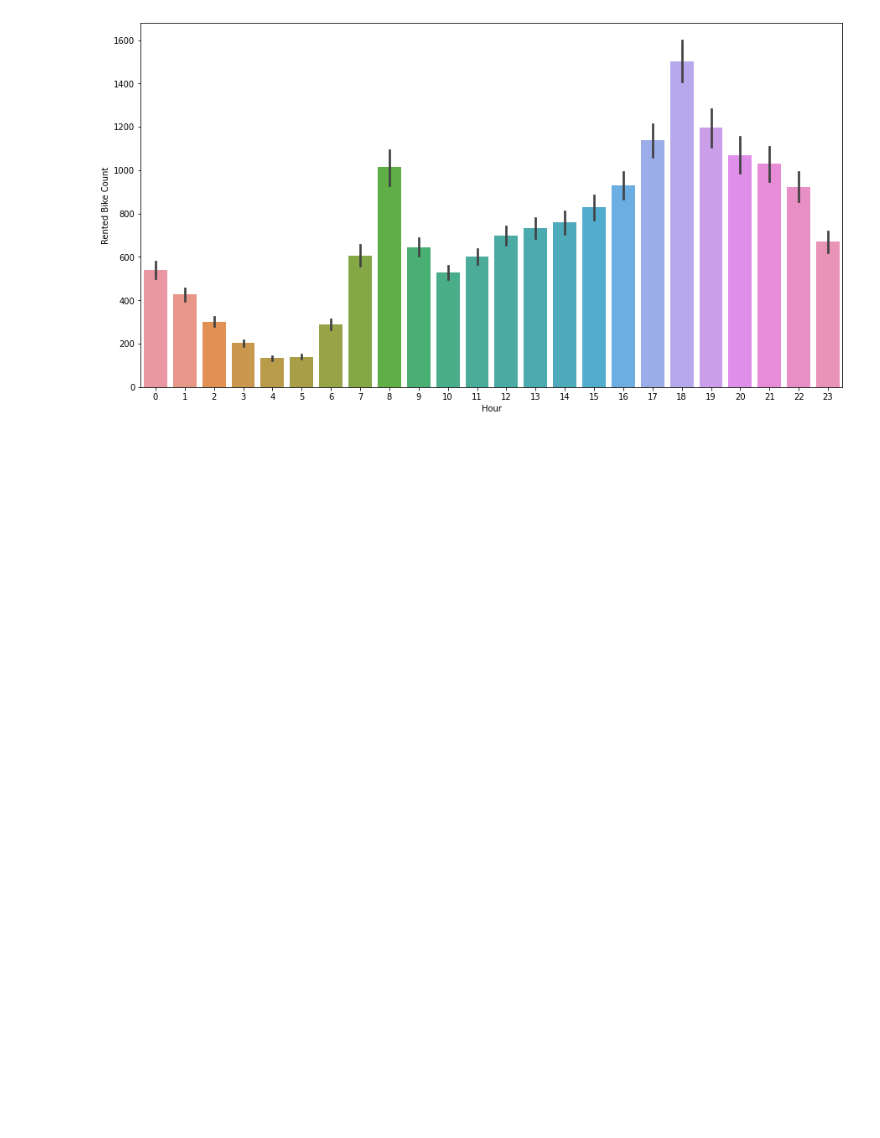
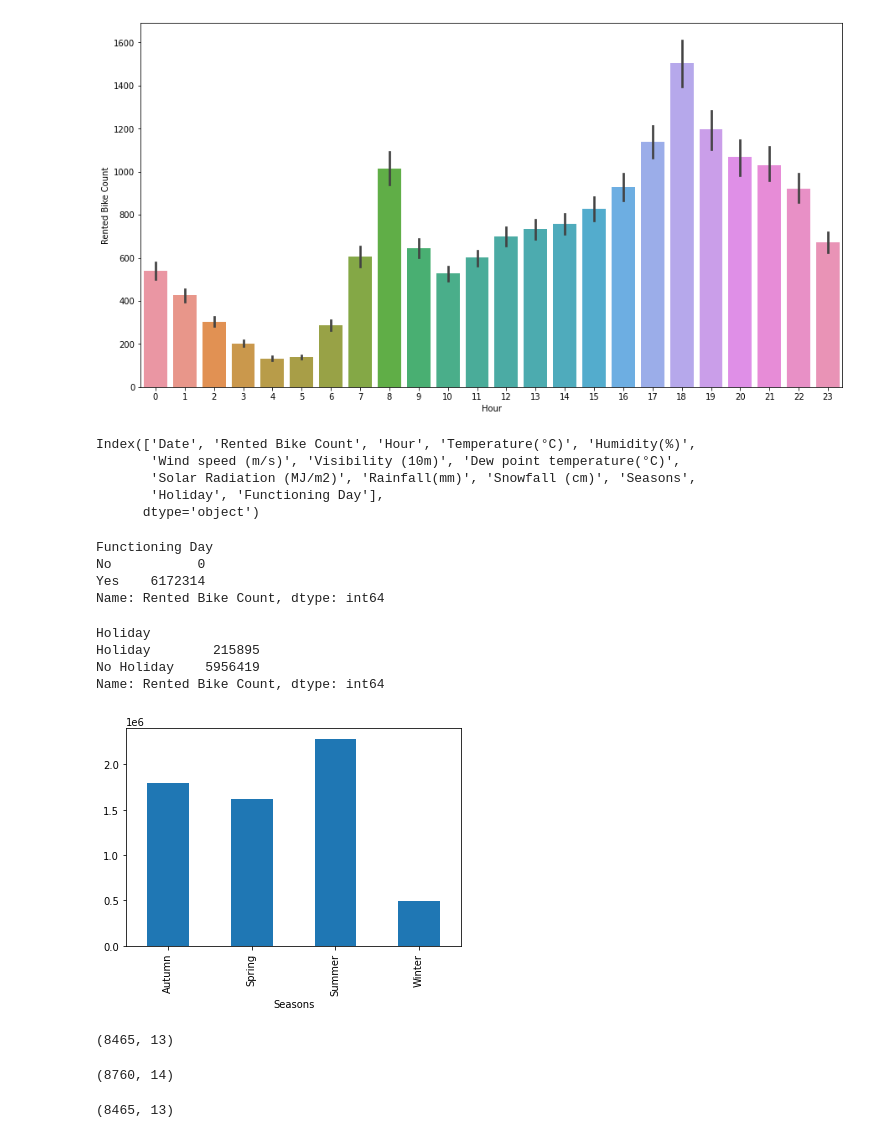
Before and after one commit to AyushSonuu/bike-sharing-demand-prediction-regression, a Jupyter notebook: Copy_of_Bike_Sharing_Demand_Prediction_Capstone_Project.ipynb, the cells around one changed output. Cells and saved outputs as stored; diff of their text form; code cells hidden in the pictures; blank space fills up the shorter version.

```diff
--- a/Copy_of_Bike_Sharing_Demand_Prediction_Capstone_Project.ipynb
+++ b/Copy_of_Bike_Sharing_Demand_Prediction_Capstone_Project.ipynb
@@ -153,3 +153,45 @@ sns.barplot(df["Hour"], df["Rented Bike Count"])
 plt.show()
 # %% [output]
 [figure]
+# %%
+df.columns
+# %% [output]
+Index(['Date', 'Rented Bike Count', 'Hour', 'Temperature(°C)', 'Humidity(%)',
+       'Wind speed (m/s)', 'Visibility (10m)', 'Dew point temperature(°C)',
+       'Solar Radiation (MJ/m2)', 'Rainfall(mm)', 'Snowfall (cm)', 'Seasons',
+       'Holiday', 'Functioning Day'],
+      dtype='object')
+# %%
+df.groupby("Functioning Day").sum()["Rented Bike Count"]
+# %% [output]
+Functioning Day
+No           0
+Yes    6172314
+Name: Rented Bike Count, dtype: int64
+# %%
+df.groupby("Holiday").sum()["Rented Bike Count"]
+# %% [output]
+Holiday
+Holiday        215895
+No Holiday    5956419
+Name: Rented Bike Count, dtype: int64
+# %%
+#Removing data of non functional days (non rented days)
+dropingindex = list(df[df["Functioning Day"]== "No"].index)
+df1 = df.drop(dropingindex)
+# %%
+df1 = df1.drop(["Functioning Day"],axis = 1)
+# %%
+season = df1.groupby("Seasons").sum()["Rented Bike Count"]
+season.plot(x="Seasons",y="Rented Bike Count",kind="bar")
+plt.show()
+# %% [output]
+[figure, added]
+# %%
+df1.shape
+# %% [output]
+(8465, 13)
+# %%
+df.shape
+# %% [output]
+(8760, 14)
@@ -155,0 +200,4 @@ plt.show()
+# %%
+df1.shape
+# %% [output]
+(8465, 13)
```
Also changed, not shown: parts of 26 cells of this notebook.
